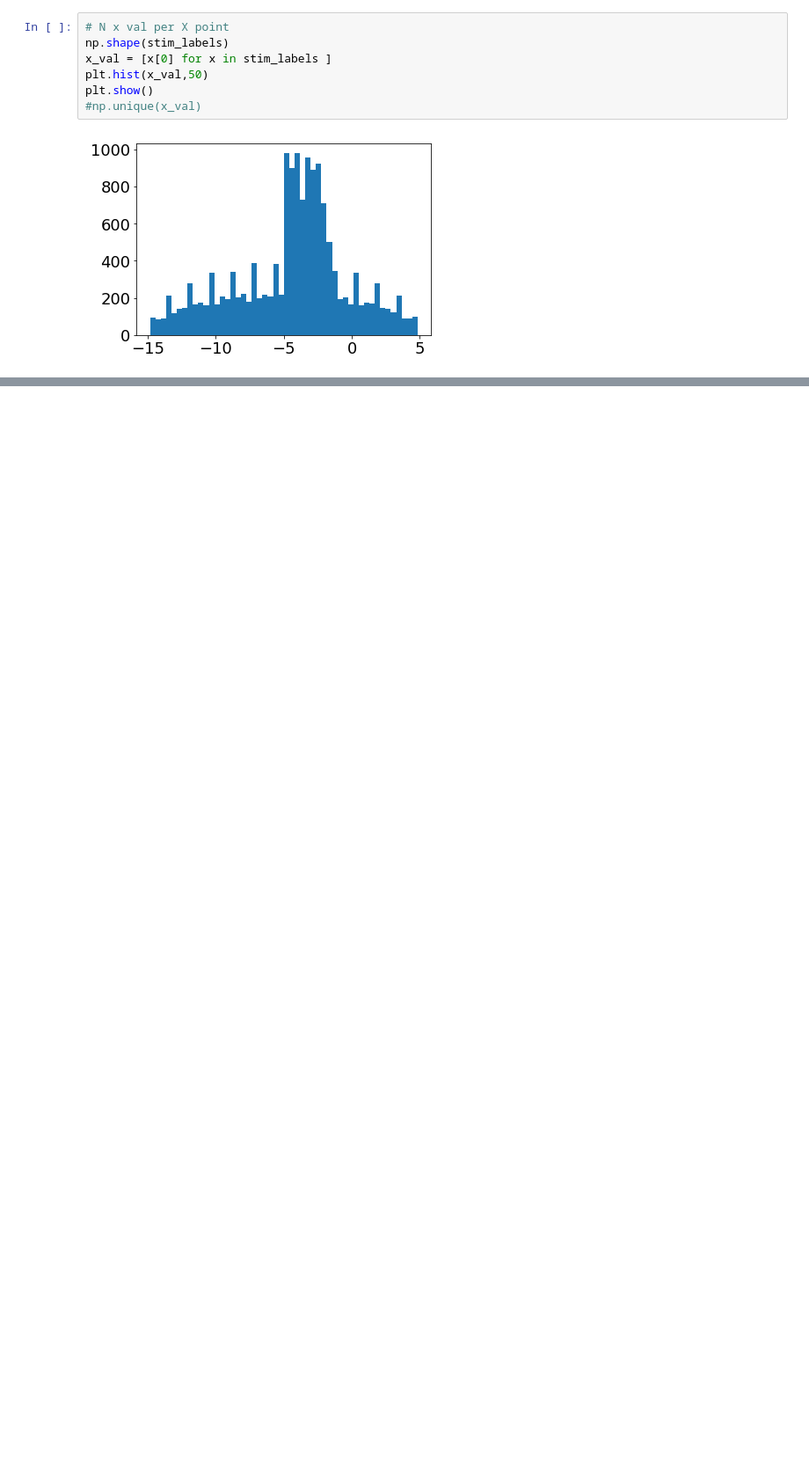
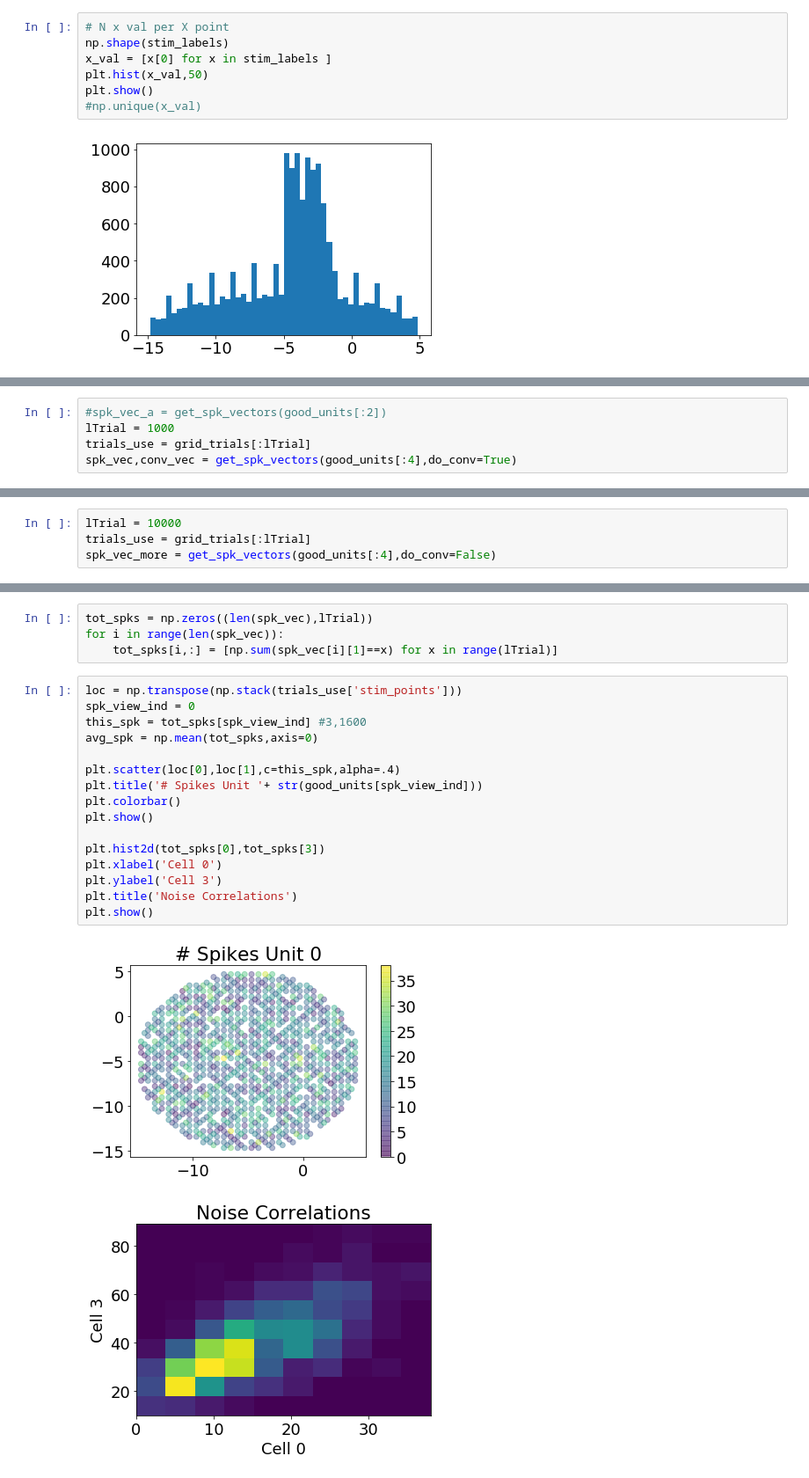
Before and after one commit to TimCSheehan/try_STRF, a Jupyter notebook: attempt_big_grid.ipynb, the cells around one changed output, grey strips where cells are left out. Shown at 88% size. Drawn from its saved outputs; the diff is of its cells as text; blank space fills up the shorter version.

```diff
--- a/attempt_big_grid.ipynb
+++ b/attempt_big_grid.ipynb
@@ -204 +243,6 @@ def get_spk_vectors(clusts_use=[3,4]):
     return spk_loc_all
+# %%
+#spk_vec_a = get_spk_vectors(good_units[:2])
+lTrial = 1000
+trials_use = grid_trials[:lTrial]
+spk_vec,conv_vec = get_spk_vectors(good_units[:4],do_conv=True)
@@ -204,0 +254,4 @@ def get_spk_vectors(clusts_use=[3,4]):
+# %%
+lTrial = 10000
+trials_use = grid_trials[:lTrial]
+spk_vec_more = get_spk_vectors(good_units[:4],do_conv=False)
@@ -204,0 +260,23 @@ def get_spk_vectors(clusts_use=[3,4]):
+# %%
+tot_spks = np.zeros((len(spk_vec),lTrial))
+for i in range(len(spk_vec)):
+    tot_spks[i,:] = [np.sum(spk_vec[i][1]==x) for x in range(lTrial)]
+# %%
+loc = np.transpose(np.stack(trials_use['stim_points']))
+spk_view_ind = 0
+this_spk = tot_spks[spk_view_ind] #3,1600
+avg_spk = np.mean(tot_spks,axis=0)
+
+plt.scatter(loc[0],loc[1],c=this_spk,alpha=.4)
+plt.title('# Spikes Unit '+ str(good_units[spk_view_ind]))
+plt.colorbar()
+plt.show()
+
+plt.hist2d(tot_spks[0],tot_spks[3])
+plt.xlabel('Cell 0')
+plt.ylabel('Cell 3')
+plt.title('Noise Correlations')
+plt.show()
+# %% [output]
+[figure, added]
+[figure, added]
```
Also changed, not shown: parts of 22 cells of this notebook.
